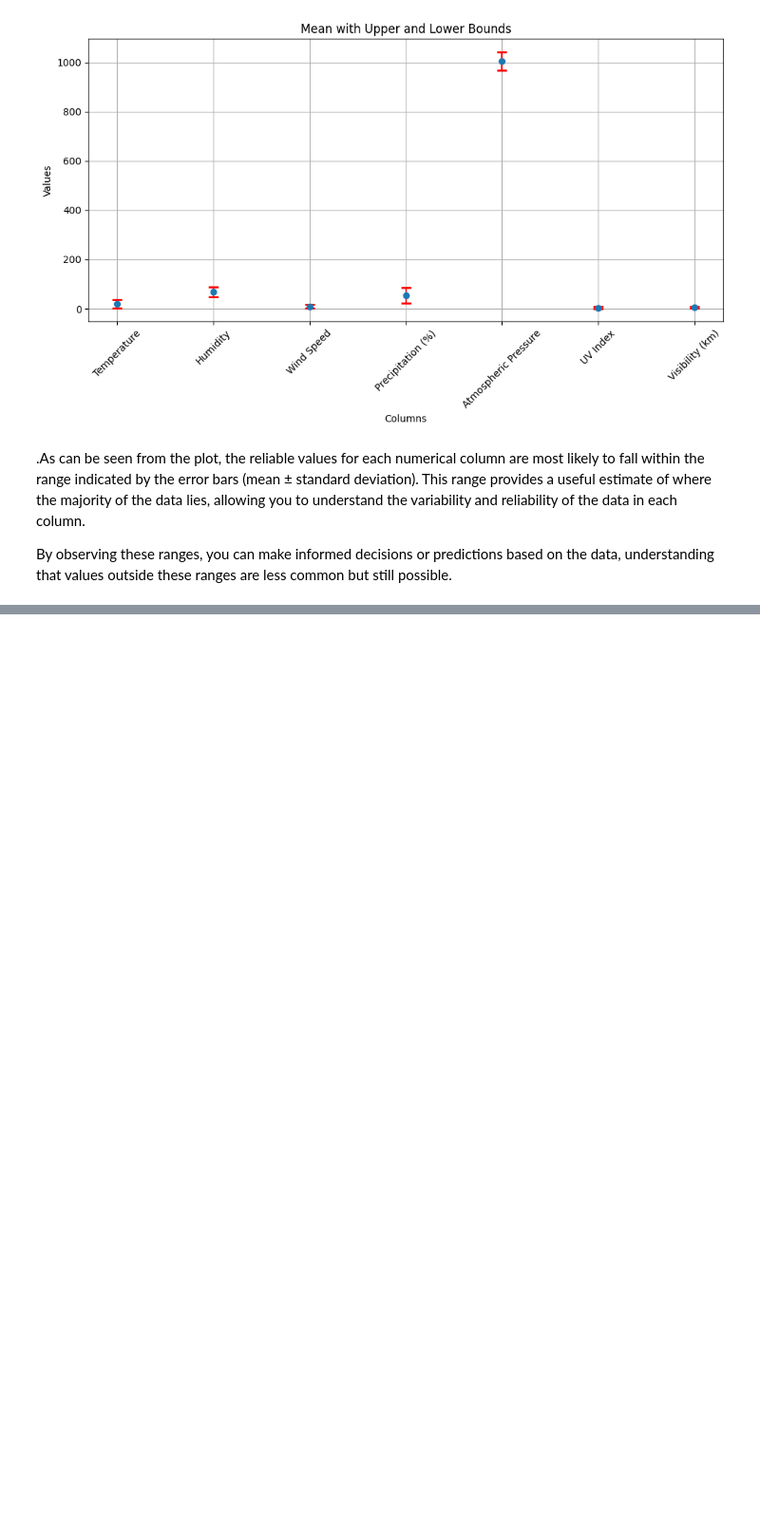
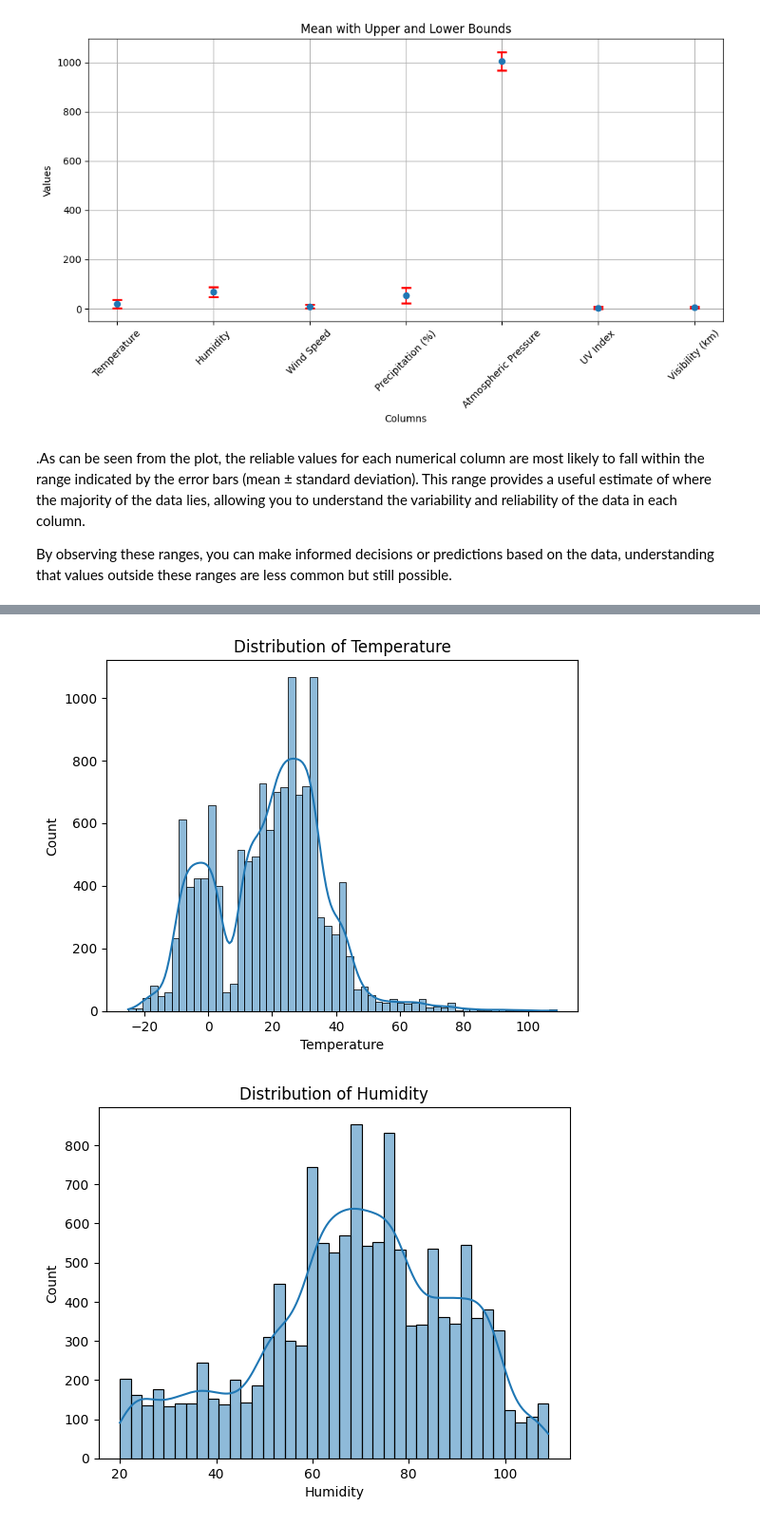
Before and after one commit to Farazmghm/Business-Machine-Learning-and-EDA, a Jupyter notebook: weahter_prediction.ipynb, the cells around one changed output, grey strips where cells are left out. Shown: that part at 95% size. Saved outputs shown, nothing was run; the diff lists cells and outputs as text; code cells hidden in the pictures; blank space fills up the shorter version.

Commit message:
finished the skew and distribution

```diff
--- a/weahter_prediction.ipynb
+++ b/weahter_prediction.ipynb
@@ -176,0 +197,12 @@ By observing these ranges, you can make informed decisions or predictions based
+# %%
+
+def check_distribution(df):
+    return df.select_dtypes(include='number')
+
+# Correctly call the function to get the numeric DataFrame
+numeric_df = check_distribution(df)
+
+# Loop through each numeric column and calculate skewness
+for column in numeric_df.columns:
+    skew = numeric_df[column].skew()
+    print(f"Skewness of {column}: {skew}")
@@ -176,0 +217,13 @@ By observing these ranges, you can make informed decisions or predictions based
+# %%
+def check_distribution(df):
+    for column in df.columns:
+        if pd.api.types.is_numeric_dtype(df[column]):
+            sns.histplot(df[column], kde=True)  # Adding kde=True for a smoother curve
+            plt.title(f'Distribution of {column}')
+            plt.show()
+
+# Call the function with your DataFrame `df`
+check_distribution(df)
+# %% [output]
+[figure, added]
+[figure, added]
```
Also changed, not shown: parts of 4 cells of this notebook.
